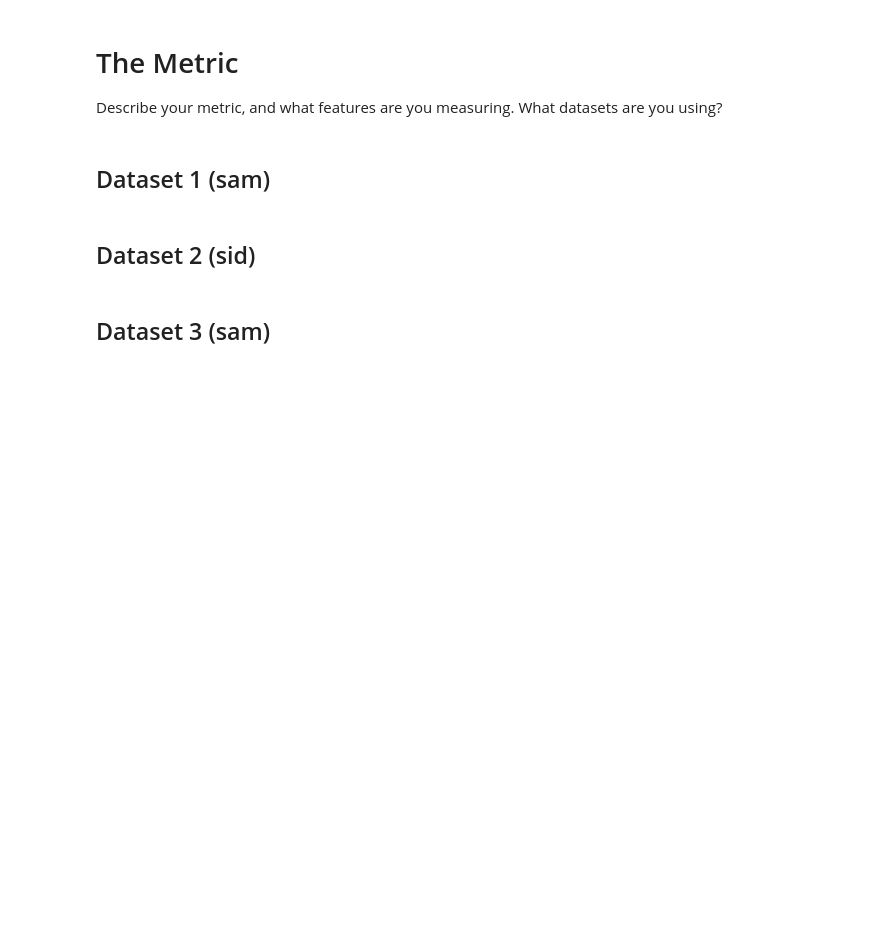
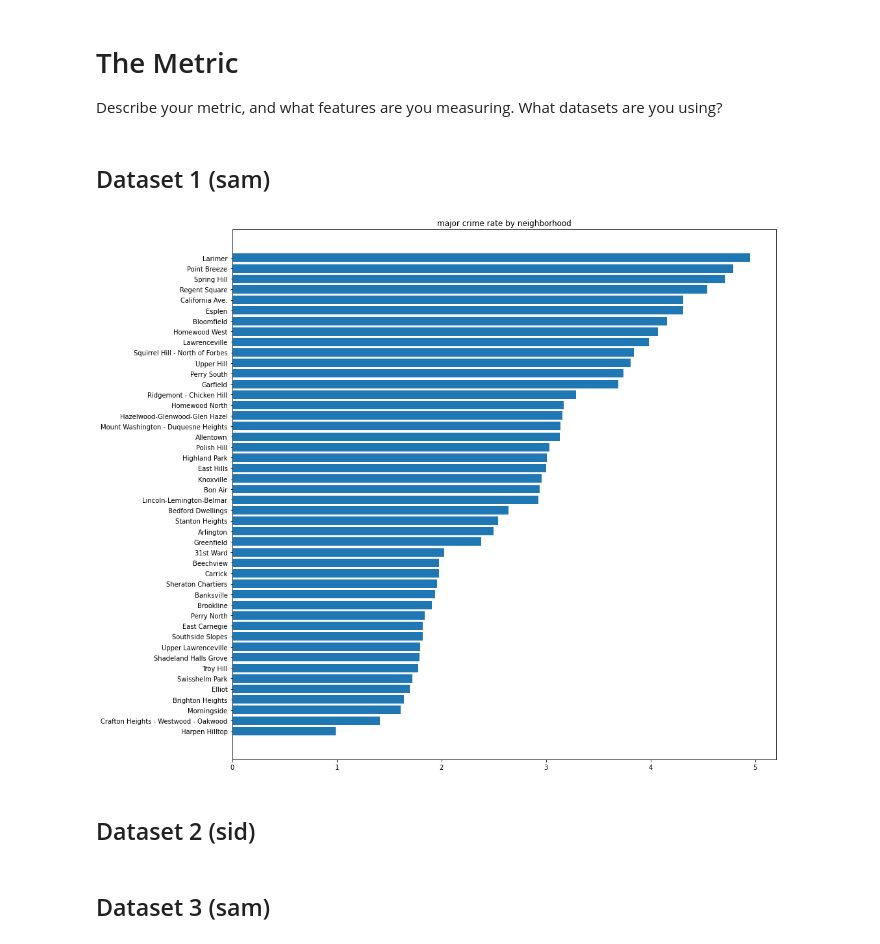
Before and after one commit to sam-lb/cmpinf0010_final, a Jupyter notebook: final project.ipynb, the cells around one changed output. Saved outputs shown, nothing was run; the diff lists cells and outputs as text; code cells hidden in the pictures; blank space fills up the shorter version.

```diff
--- a/final project.ipynb
+++ b/final project.ipynb
@@ -8,6 +8,19 @@ Introduce the project, and your approach, talk about the process of how you came
 Describe your metric, and what features are you measuring. What datasets are you using?
 # %% [markdown]
 ## Dataset 1 (sam)
+# %%
+%matplotlib inline
+import pandas as pd
+import matplotlib.pyplot as plt
+plt.rcParams['figure.figsize'] = [15, 15]
+df = pd.read_csv("crimes.csv")
+df.sort_values("overall_crime_rate", inplace=True)
+index = df.iloc[:, 3] < 5
+plt.title("major crime rate by neighborhood")
+plt.barh(df.iloc[:, 1][index], df.iloc[:, 3][index])
+plt.show()
+# %% [output]
+[figure, added]
 # %% [markdown]
 ## Dataset 2 (sid)
 # %% [markdown]
```
Also changed, not shown: 1 other file.
